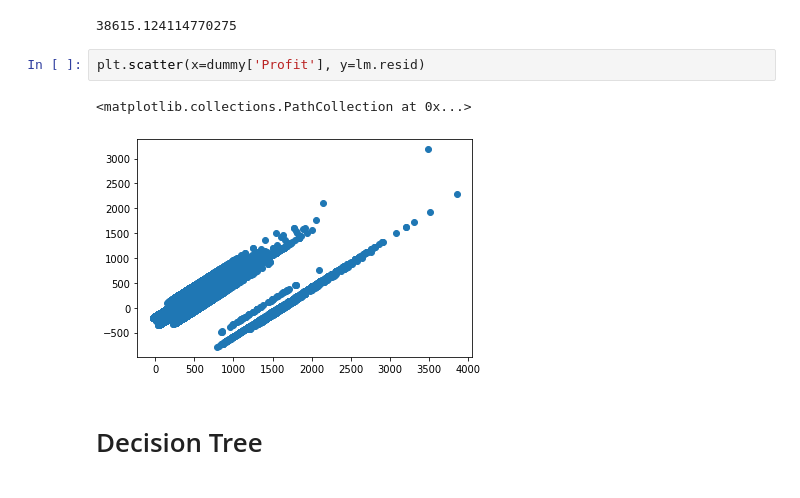
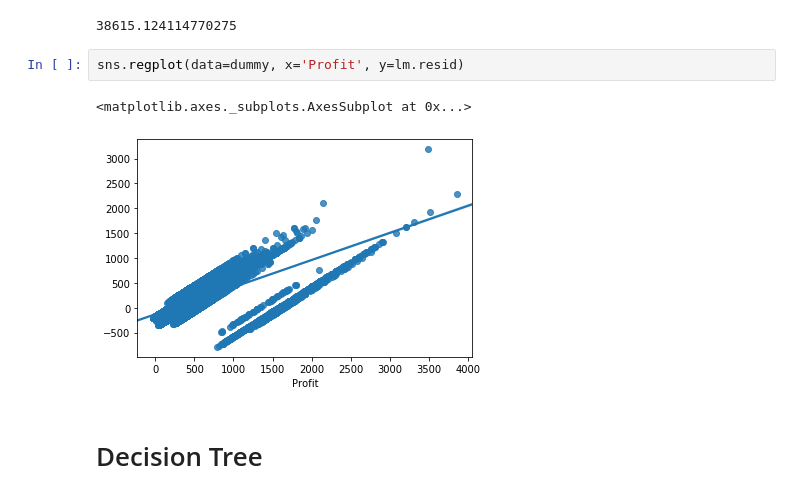
Before and after one commit to ed-biz23/data-sci-project, a Jupyter notebook: Project.ipynb, the cells around one changed output. Cells and saved outputs as stored; diff of their text form.

```diff
--- a/Project.ipynb
+++ b/Project.ipynb
@@ -209,10 +207,10 @@ square_errors.mean()
 # %% [output]
 38615.124114770275
 # %%
-plt.scatter(x=dummy['Profit'], y=lm.resid)
+sns.regplot(data=dummy, x='Profit', y=lm.resid)
 # %% [output]
-<matplotlib.collections.PathCollection at 0x...>
+<matplotlib.axes._subplots.AxesSubplot at 0x...>
-[figure, old version]
+[figure, new version]
 # %% [markdown]
 # Decision Tree
 # %%
```
Also changed, not shown: parts of 7 cells of this notebook, 7 other files.
